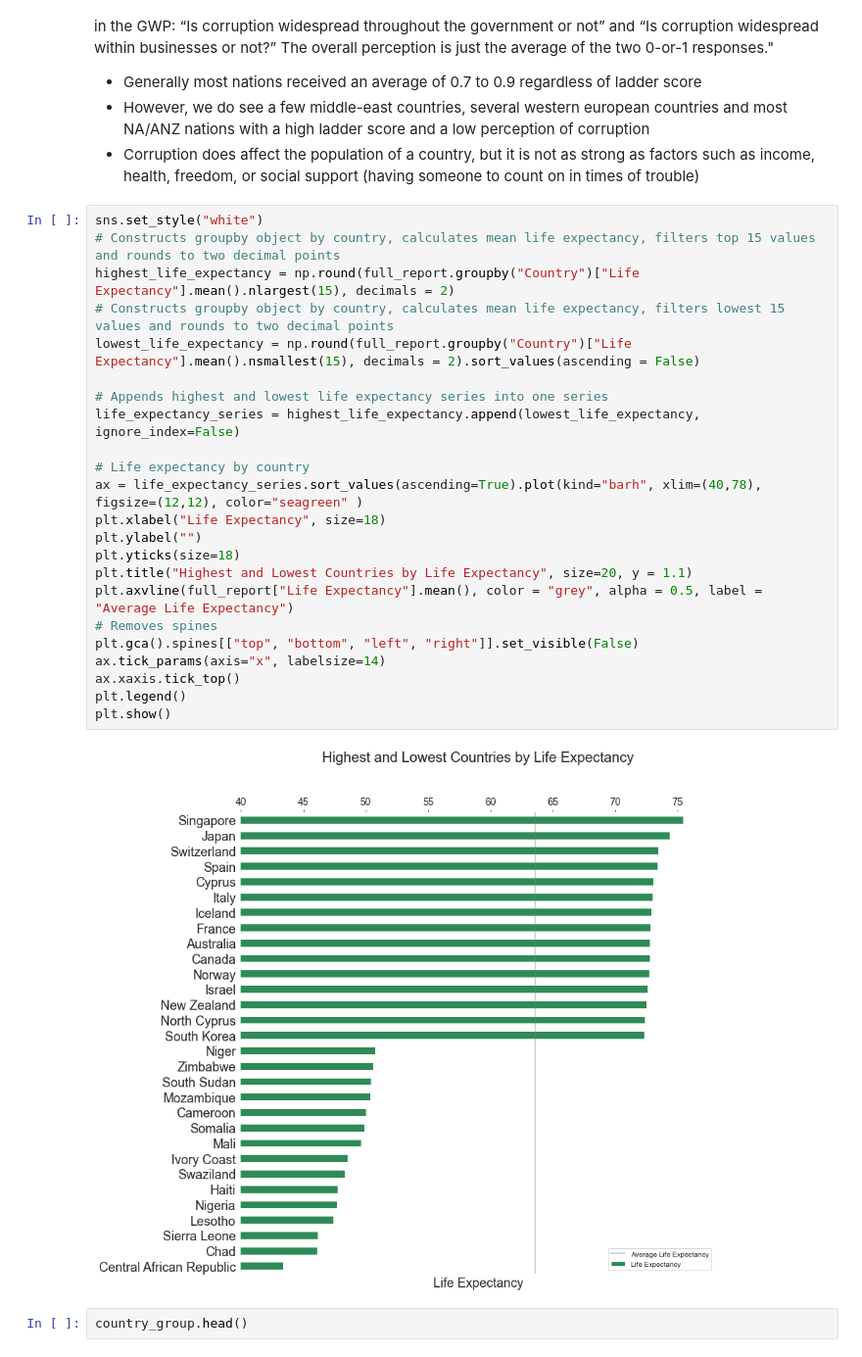
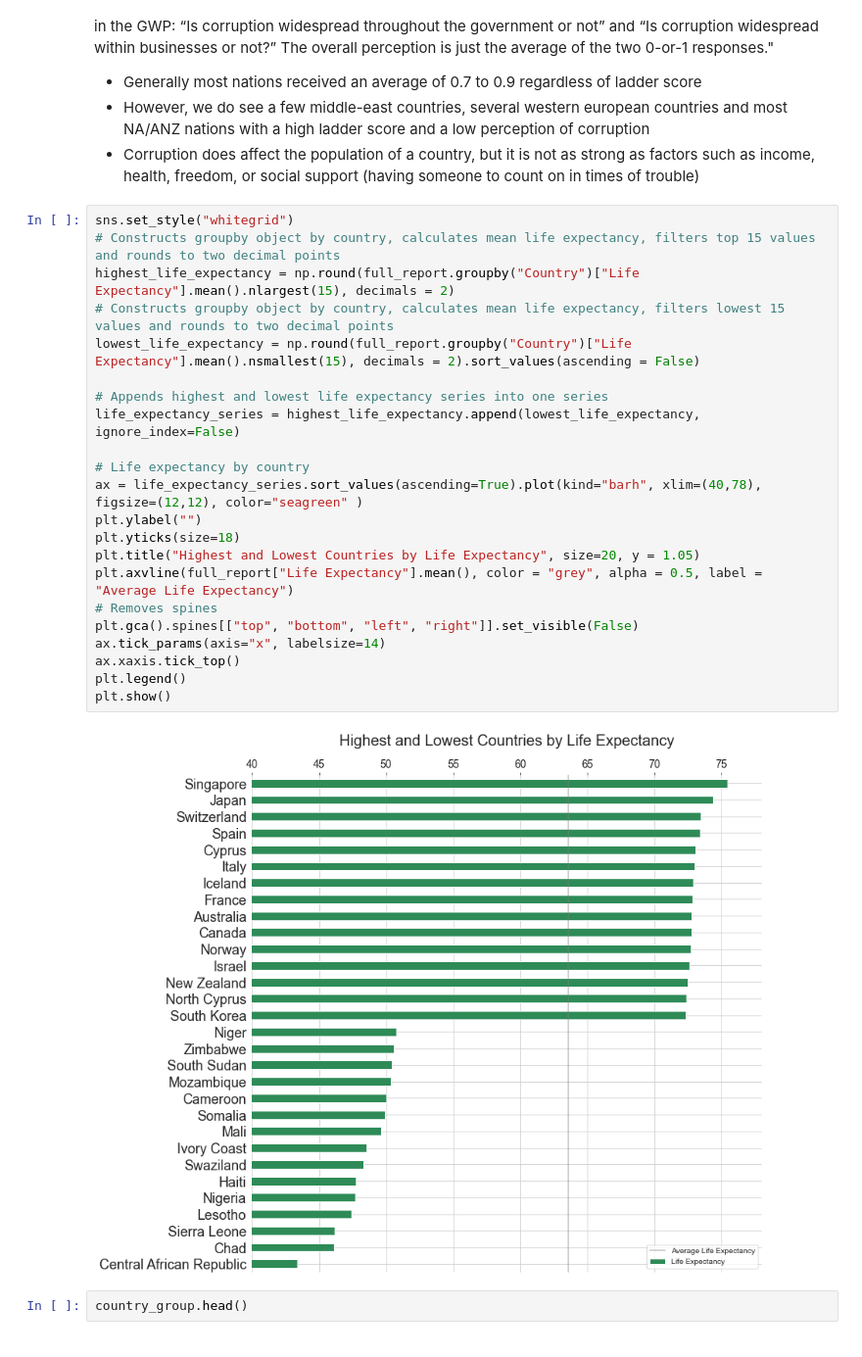
Before and after one commit to paul-trood/Portfolio-World_Happiness_Report, a Jupyter notebook: world_happiness.ipynb, the cells around one changed output. Shown at 98% size. Drawn from its saved outputs; the diff is of its cells as text.

```diff
--- a/world_happiness.ipynb
+++ b/world_happiness.ipynb
@@ -1311,30 +1313,29 @@ not?” The overall perception is just the average of the two 0-or-1 responses."
 * However, we do see a few middle-east countries, several western european countries and most NA/ANZ nations with a high ladder score and a low perception of corruption
 * Corruption does affect the population of a country, but it is not as strong as factors such as income, health, freedom, or social support (having someone to count on in times of trouble)
 # %%
-sns.set_style("white")
+sns.set_style("whitegrid")
 # Constructs groupby object by country, calculates mean life expectancy, filters top 15 values and rounds to two decimal points
 highest_life_expectancy = np.round(full_report.groupby("Country")["Life Expectancy"].mean().nlargest(15), decimals = 2)
 # Constructs groupby object by country, calculates mean life expectancy, filters lowest 15 values and rounds to two decimal points
 lowest_life_expectancy = np.round(full_report.groupby("Country")["Life Expectancy"].mean().nsmallest(15), decimals = 2).sort_values(ascending = False)
 
 # Appends highest and lowest life expectancy series into one series
 life_expectancy_series = highest_life_expectancy.append(lowest_life_expectancy, ignore_index=False)
 
 # Life expectancy by country
 ax = life_expectancy_series.sort_values(ascending=True).plot(kind="barh", xlim=(40,78), figsize=(12,12), color="seagreen" )
-plt.xlabel("Life Expectancy", size=18)
 plt.ylabel("")
 plt.yticks(size=18)
-plt.title("Highest and Lowest Countries by Life Expectancy", size=20, y = 1.1)
+plt.title("Highest and Lowest Countries by Life Expectancy", size=20, y = 1.05)
 plt.axvline(full_report["Life Expectancy"].mean(), color = "grey", alpha = 0.5, label = "Average Life Expectancy")
 # Removes spines
 plt.gca().spines[["top", "bottom", "left", "right"]].set_visible(False)
 ax.tick_params(axis="x", labelsize=14)
 ax.xaxis.tick_top()
 plt.legend()
 plt.show()
 # %% [output]
-[figure, old version]
+[figure, new version]
 # %%
 country_group.head()
 # %% [output]
```
Also changed, not shown: parts of 7 cells of this notebook.
